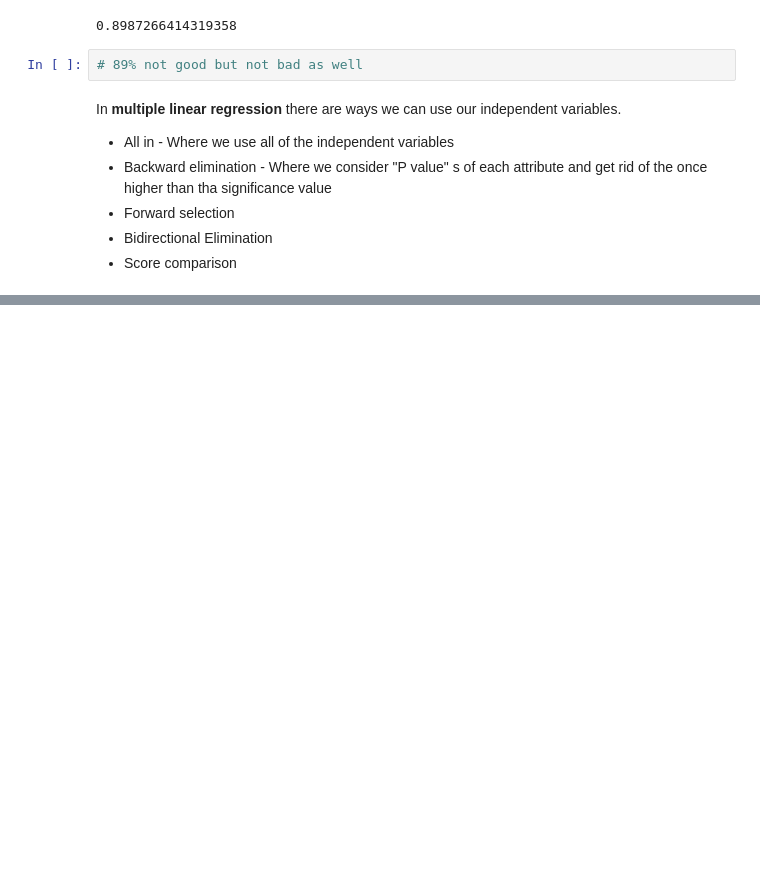
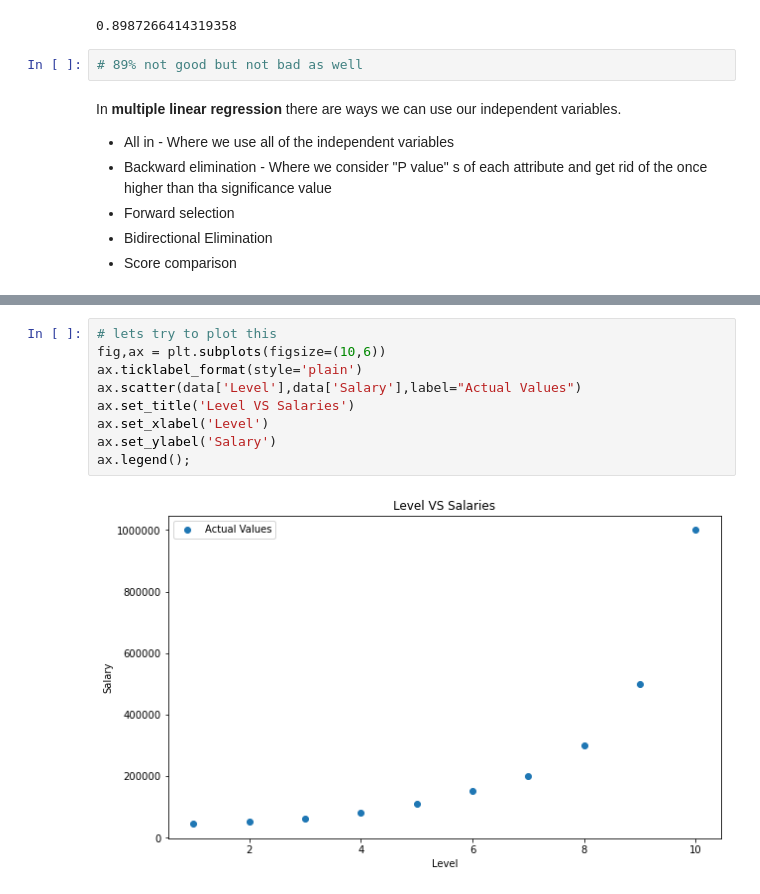
Before and after one commit to ShathishDileepa/Learn_Machine_Learning, a Jupyter notebook: Regression/Regression Algorithms.ipynb, the cells around one changed output, grey strips where cells are left out. Cells and saved outputs as stored; diff of their text form; blank space fills up the shorter version.

```diff
--- a/Regression/Regression Algorithms.ipynb
+++ b/Regression/Regression Algorithms.ipynb
@@ -450,0 +419,11 @@ ax.legend();
+# %%
+# lets try to plot this
+fig,ax = plt.subplots(figsize=(10,6))
+ax.ticklabel_format(style='plain')
+ax.scatter(data['Level'],data['Salary'],label="Actual Values")
+ax.set_title('Level VS Salaries')
+ax.set_xlabel('Level')
+ax.set_ylabel('Salary')
+ax.legend();
+# %% [output]
+[figure, added]
```
Also changed, not shown: parts of 54 cells of this notebook, 1 other file.
